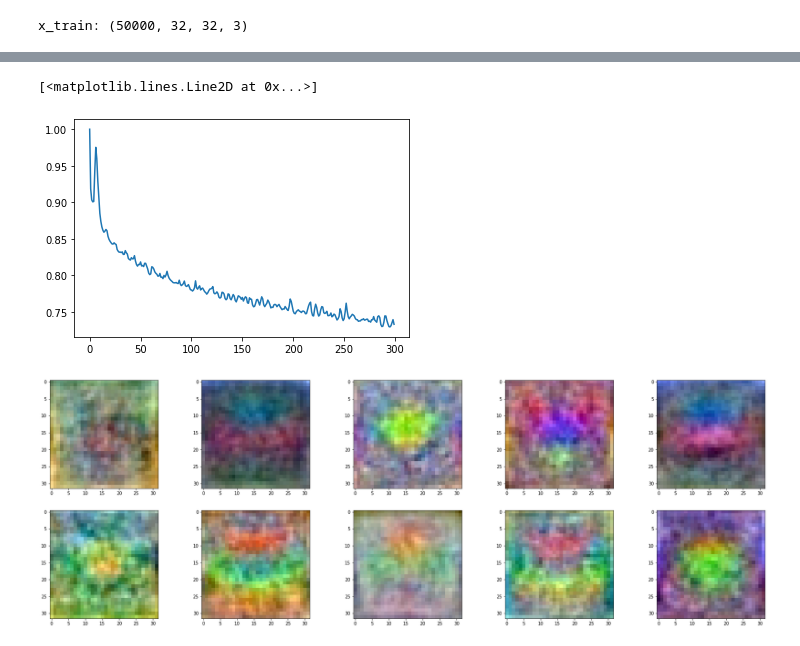
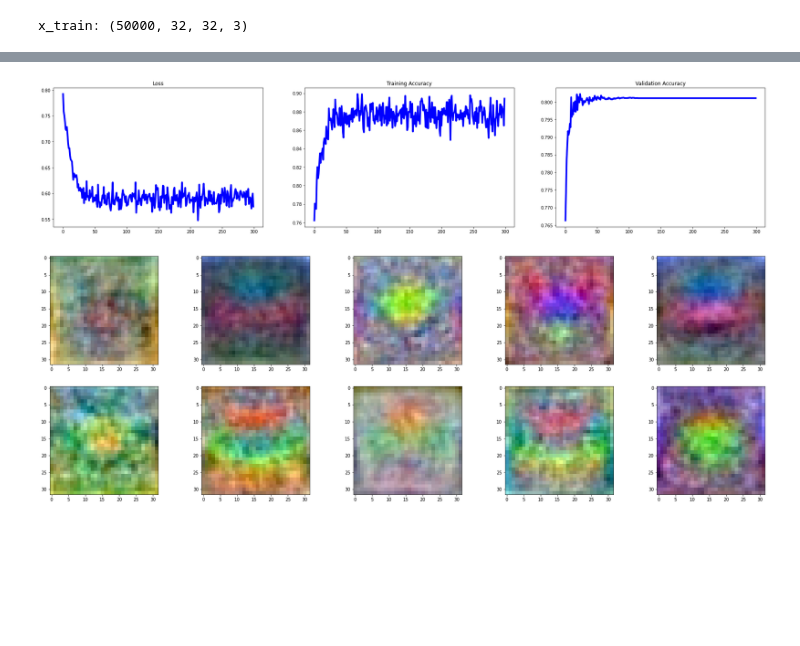
Before and after one commit to nushanVitharana/Computer-Vision-and-Image-Processing-, a Jupyter notebook: Stochastic Gradient Descent.ipynb, the cells around one changed output, grey strips where cells are left out. Cells and saved outputs as stored; diff of their text form; code cells hidden in the pictures; blank space fills up the shorter version.

```diff
--- a/Stochastic Gradient Descent.ipynb
+++ b/Stochastic Gradient Descent.ipynb
@@ -29,12 +32,9 @@ x_test = x_test.astype('float32')
 # %% [output]
 x_train: (50000, 32, 32, 3)
 # %%
-batch_size = Ntr
+# Define variables
+batch_size = 500
 iterations = 300
 lr = 1.4e-2
 lr_decay= 0.999
 reg = 5e-6
-loss_history = []
-train_acc_history = []
-val_acc_history = []
-step = 3
@@ -126,5 +109,5 @@ def twoLayerModel(x_train,y_train,x_test,y_test,K,Din,lr,lr_decay,reg,batch_size
 
     return w1,b1,loss_history,train_acc_history,val_acc_history
 # %%
-w1,b1,loss_history,train_acc_history,val_acc_history=twoLayerModel(x_train,y_train,x_test,y_test,K,Din,lr,lr_decay,reg,batch_size)
+w1_3,b1_3,loss_history_3,train_acc_history_3,val_acc_history_3=sgd(x_train,y_train,x_test,y_test,K,Din,lr,lr_decay,reg)
 # %% [output]
@@ -134,8 +131,13 @@ ZeroDivisionError: division by zero
-# %%
-x_axis=np.arange(len(loss_history))
-plt.plot(x_axis,loss_history)
-# %% [output]
-[<matplotlib.lines.Line2D at 0x...>]
-[figure, removed]
+# %%
+fig, axes  = plt.subplots(1,4, sharex='all', sharey='all', figsize=(30,6))
+items = {"Loss":loss_history_3, "Training Accuracy":train_acc_history_3,"Validation Accuracy": val_acc_history_3}
+
+graph = 1
+for key in items.keys():
+    plt.subplot(1,3,graph);plt.plot(items[key], color='#0000ff', linewidth=4)
+    plt.title(key)
+    graph+=1
+# %% [output]
+[figure, added]
 # %%
 images=[]
```
Also changed, not shown: parts of 6 cells of this notebook, 3 other files.
